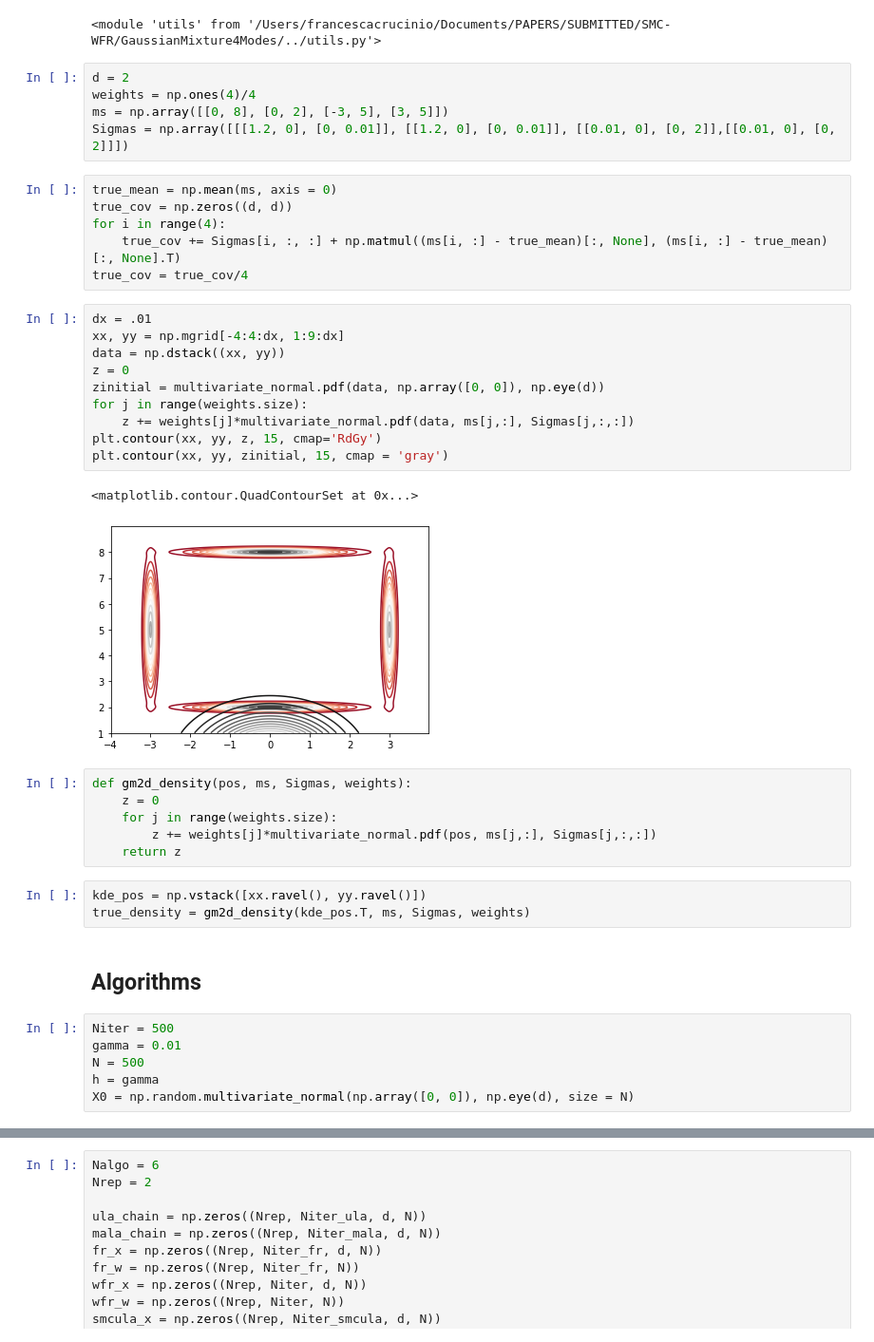
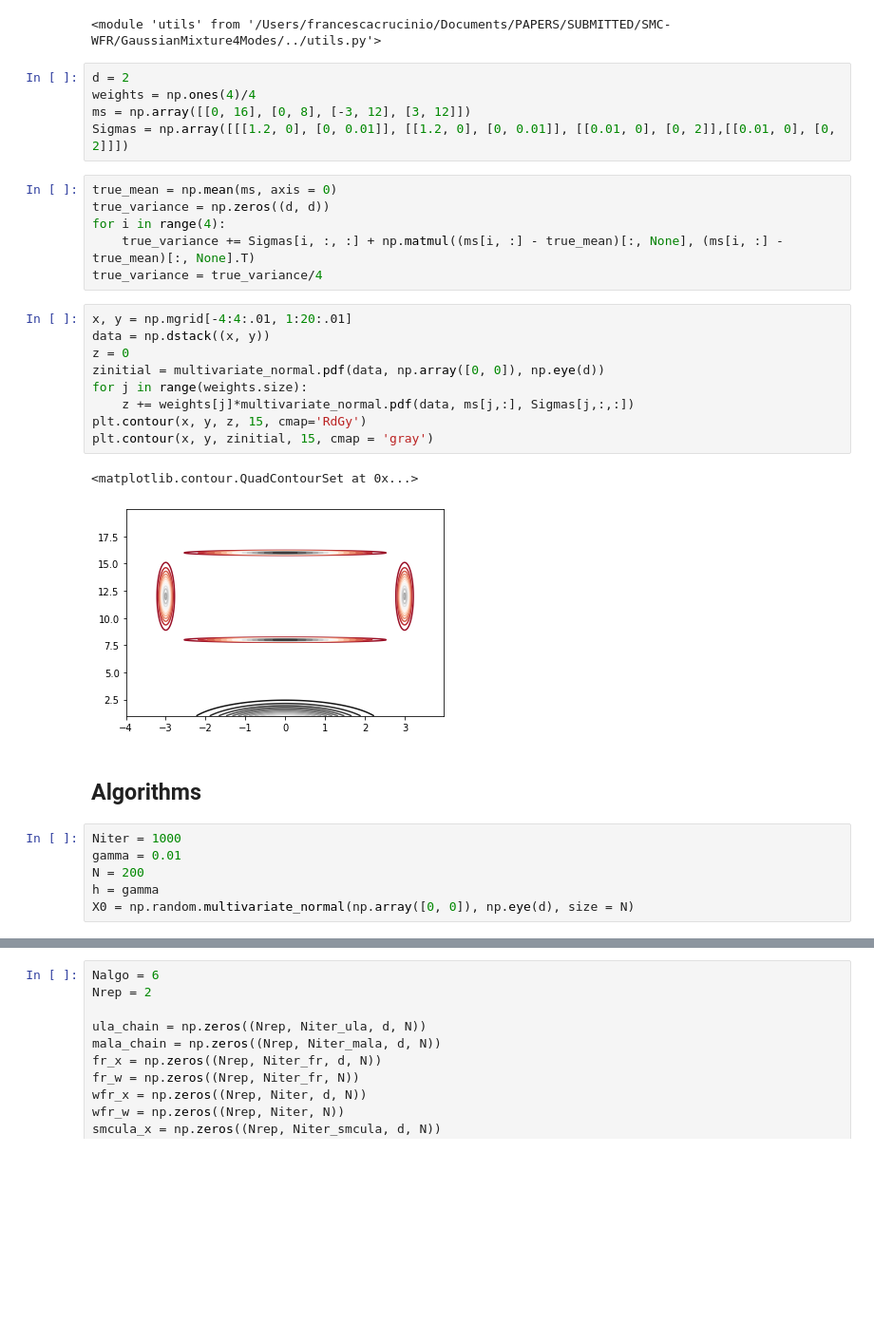
Before and after one commit to FrancescaCrucinio/SMC-WFR, a Jupyter notebook: GaussianMixture4Modes/GaussianMixture4Models_FlowComparison.ipynb, the cells around one changed output, grey strips where cells are left out. Shown: that part at 95% size. Saved outputs shown, nothing was run; the diff lists cells and outputs as text; blank space fills up the shorter version.

```diff
--- a/GaussianMixture4Modes/GaussianMixture4Models_FlowComparison.ipynb
+++ b/GaussianMixture4Modes/GaussianMixture4Models_FlowComparison.ipynb
@@ -18,42 +18,32 @@ importlib.reload(u)
 # %%
 d = 2
 weights = np.ones(4)/4
-ms = np.array([[0, 8], [0, 2], [-3, 5], [3, 5]])
+ms = np.array([[0, 16], [0, 8], [-3, 12], [3, 12]])
 Sigmas = np.array([[[1.2, 0], [0, 0.01]], [[1.2, 0], [0, 0.01]], [[0.01, 0], [0, 2]],[[0.01, 0], [0, 2]]])
 # %%
 true_mean = np.mean(ms, axis = 0)
-true_cov = np.zeros((d, d))
+true_variance = np.zeros((d, d))
 for i in range(4):
-    true_cov += Sigmas[i, :, :] + np.matmul((ms[i, :] - true_mean)[:, None], (ms[i, :] - true_mean)[:, None].T)
-true_cov = true_cov/4
+    true_variance += Sigmas[i, :, :] + np.matmul((ms[i, :] - true_mean)[:, None], (ms[i, :] - true_mean)[:, None].T)
+true_variance = true_variance/4
 # %%
-dx = .01
-xx, yy = np.mgrid[-4:4:dx, 1:9:dx]
-data = np.dstack((xx, yy))
+x, y = np.mgrid[-4:4:.01, 1:20:.01]
+data = np.dstack((x, y))
 z = 0
 zinitial = multivariate_normal.pdf(data, np.array([0, 0]), np.eye(d))
 for j in range(weights.size):
     z += weights[j]*multivariate_normal.pdf(data, ms[j,:], Sigmas[j,:,:])
-plt.contour(xx, yy, z, 15, cmap='RdGy')
-plt.contour(xx, yy, zinitial, 15, cmap = 'gray')
+plt.contour(x, y, z, 15, cmap='RdGy')
+plt.contour(x, y, zinitial, 15, cmap = 'gray')
 # %% [output]
 <matplotlib.contour.QuadContourSet at 0x...>
-[figure, old version]
+[figure, new version]
-# %%
-def gm2d_density(pos, ms, Sigmas, weights):
-    z = 0
-    for j in range(weights.size):
-        z += weights[j]*multivariate_normal.pdf(pos, ms[j,:], Sigmas[j,:,:])
-    return z
-# %%
-kde_pos = np.vstack([xx.ravel(), yy.ravel()])
-true_density = gm2d_density(kde_pos.T, ms, Sigmas, weights)
 # %% [markdown]
 ## Algorithms
 # %%
-Niter = 500
+Niter = 1000
 gamma = 0.01
-N = 500
+N = 200
 h = gamma
 X0 = np.random.multivariate_normal(np.array([0, 0]), np.eye(d), size = N)
 # %%
```
Also changed, not shown: parts of 8 cells of this notebook, 7 other files.
